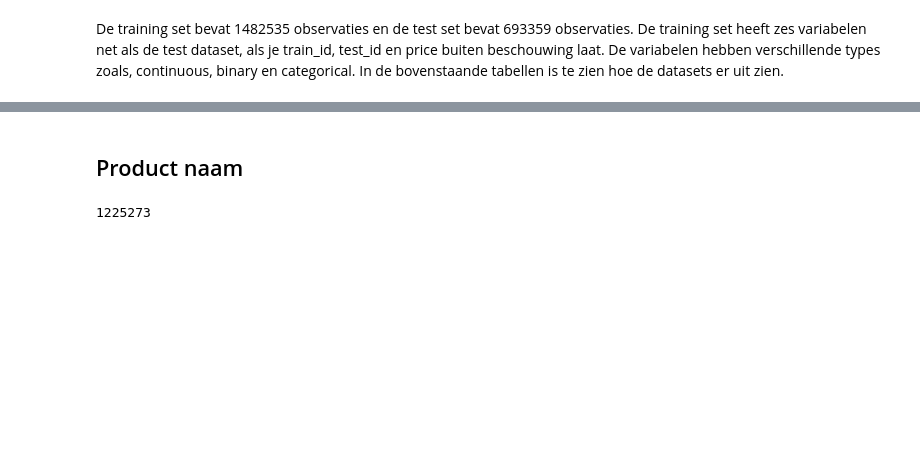
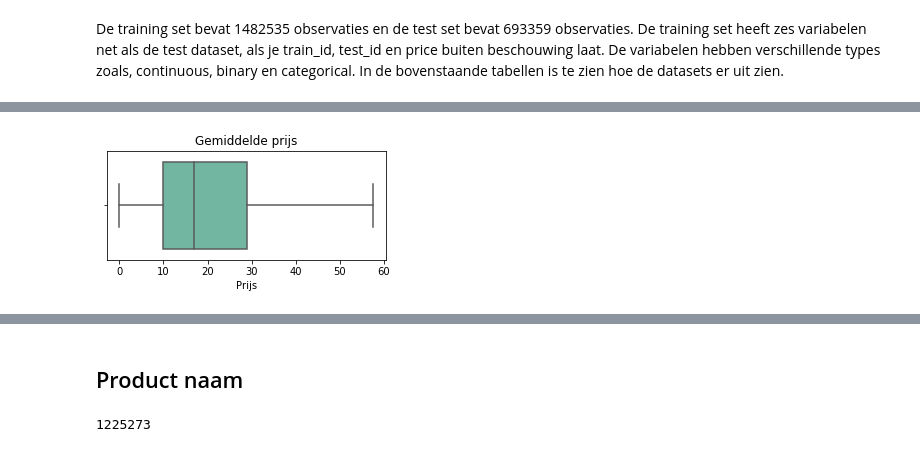
Before and after one commit to rlhjansen/LEBE_Kaggle1, a Jupyter notebook: visualisatie.ipynb, the cells around one changed output, grey strips where cells are left out. Cells and saved outputs as stored; diff of their text form; code cells hidden in the pictures; blank space fills up the shorter version.

```diff
--- a/visualisatie.ipynb
+++ b/visualisatie.ipynb
@@ -77,0 +102,8 @@ In de bovenstaande tabellen is te zien hoe de datasets er uit zien.
+# %%
+plt.figure(figsize = (5, 2))
+sns.boxplot(x = train.price, showfliers = False, palette = "Set2")
+plt.title('Gemiddelde prijs')
+plt.xlabel('Prijs')
+plt.show()
+# %% [output]
+[figure, added]
```
Also changed, not shown: parts of 56 cells of this notebook.
